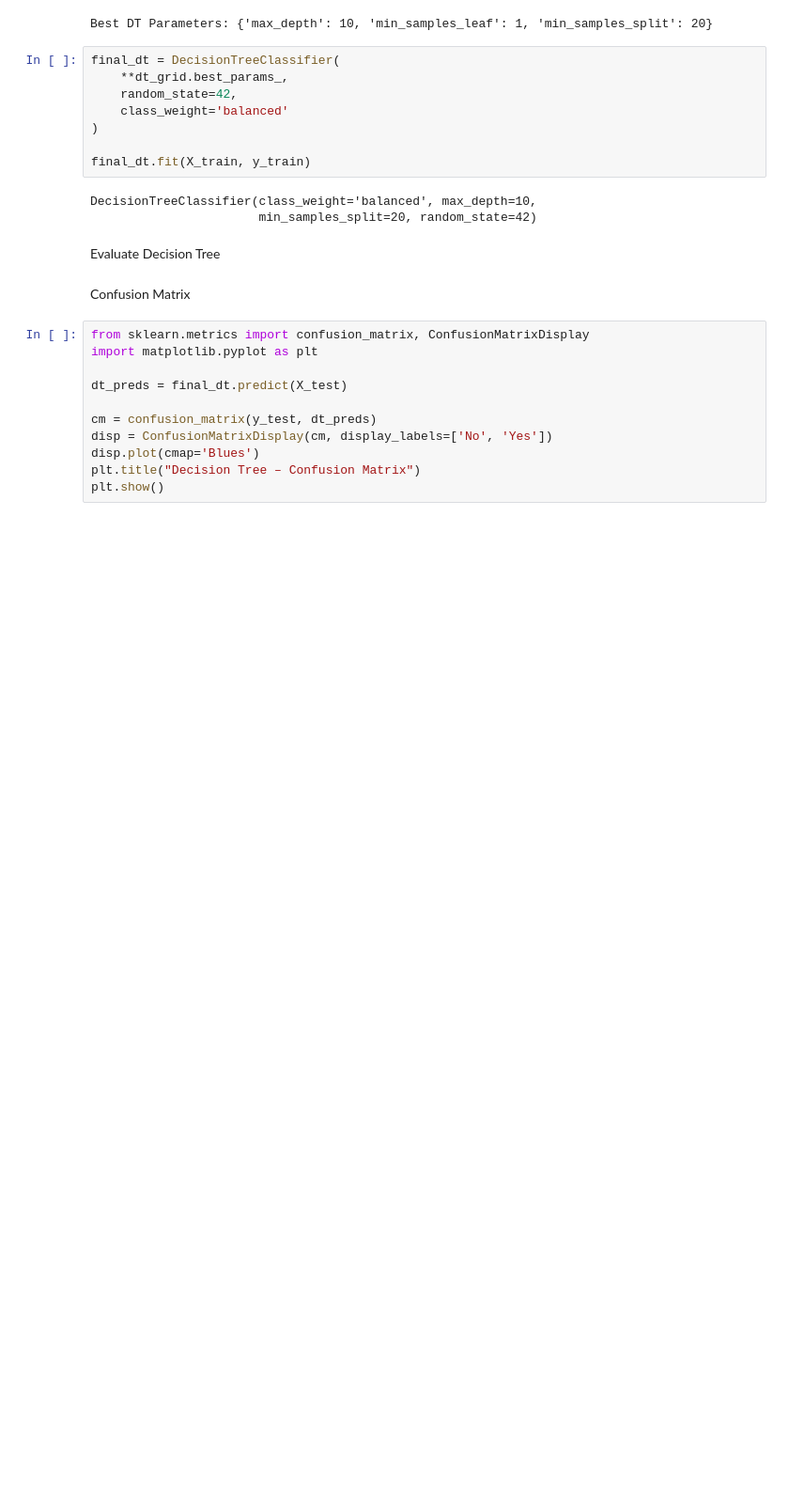
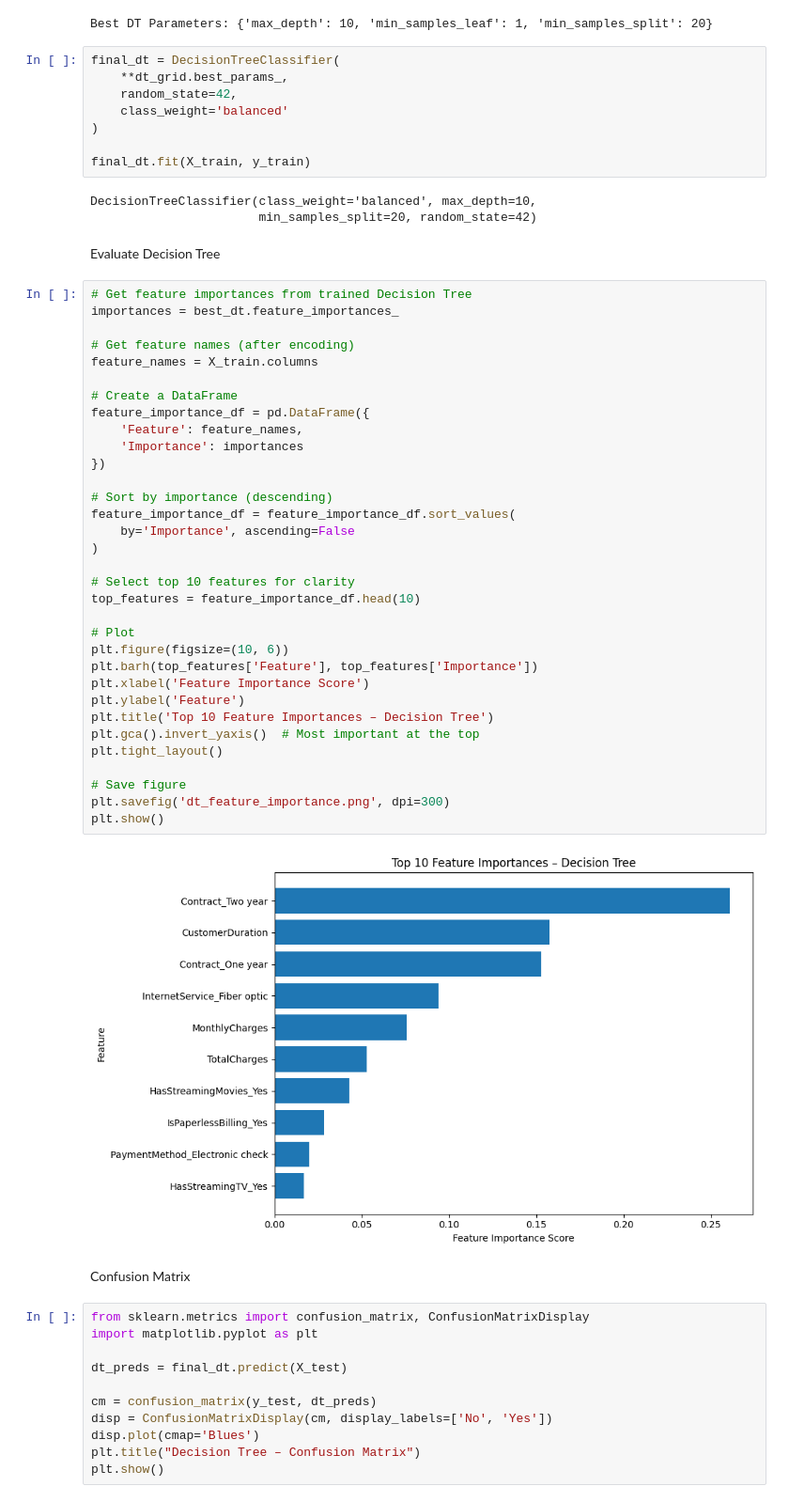
Before and after one commit to anudaindu/CM2604_Telco_Churn_Anuda, a Jupyter notebook: AnudaTelco.ipynb, the cells around one changed output. Shown at 94% size. Drawn from its saved outputs; the diff is of its cells as text; blank space fills up the shorter version.

Commit message:
Created feature graph in DT

```diff
--- a/AnudaTelco.ipynb
+++ b/AnudaTelco.ipynb
@@ -412,6 +412,41 @@ DecisionTreeClassifier(class_weight='balanced', max_depth=10,
                        min_samples_split=20, random_state=42)
 # %% [markdown]
 Evaluate Decision Tree
+# %%
+# Get feature importances from trained Decision Tree
+importances = best_dt.feature_importances_
+
+# Get feature names (after encoding)
+feature_names = X_train.columns
+
+# Create a DataFrame
+feature_importance_df = pd.DataFrame({
+    'Feature': feature_names,
+    'Importance': importances
+})
+
+# Sort by importance (descending)
+feature_importance_df = feature_importance_df.sort_values(
+    by='Importance', ascending=False
+)
+
+# Select top 10 features for clarity
+top_features = feature_importance_df.head(10)
+
+# Plot
+plt.figure(figsize=(10, 6))
+plt.barh(top_features['Feature'], top_features['Importance'])
+plt.xlabel('Feature Importance Score')
+plt.ylabel('Feature')
+plt.title('Top 10 Feature Importances – Decision Tree')
+plt.gca().invert_yaxis()  # Most important at the top
+plt.tight_layout()
+
+# Save figure
+plt.savefig('dt_feature_importance.png', dpi=300)
+plt.show()
+# %% [output]
+[figure, added]
 # %% [markdown]
 Confusion Matrix
 # %%
```
Also changed, not shown: parts of 11 cells of this notebook.
